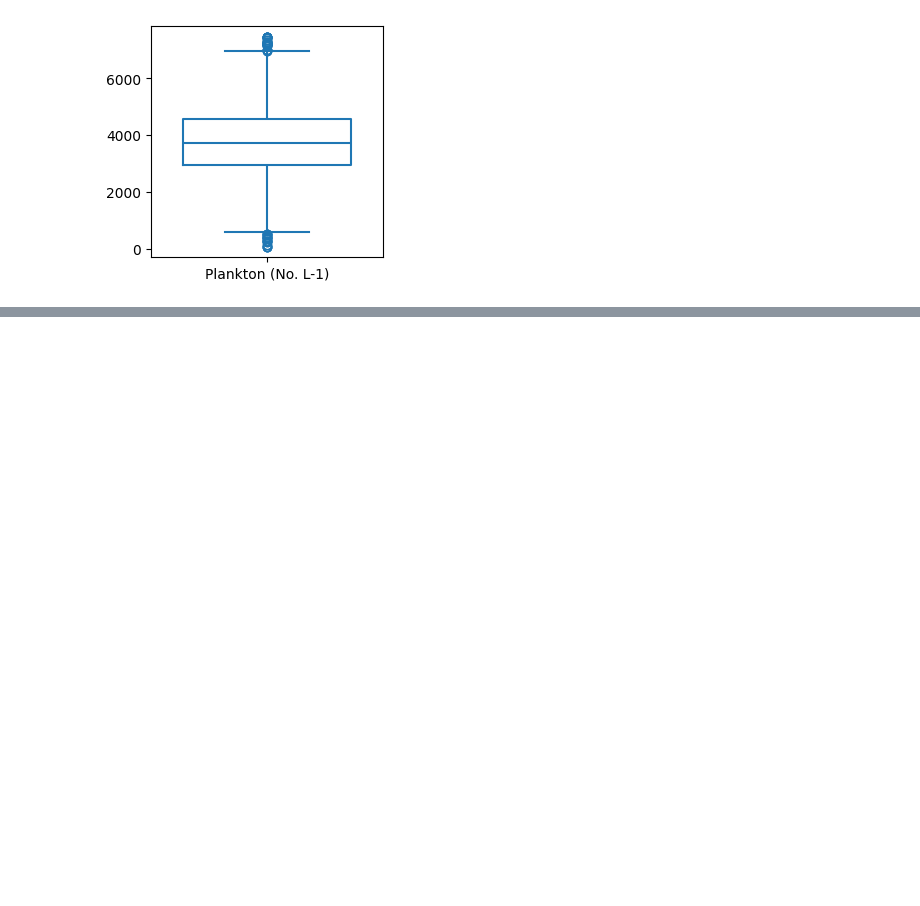
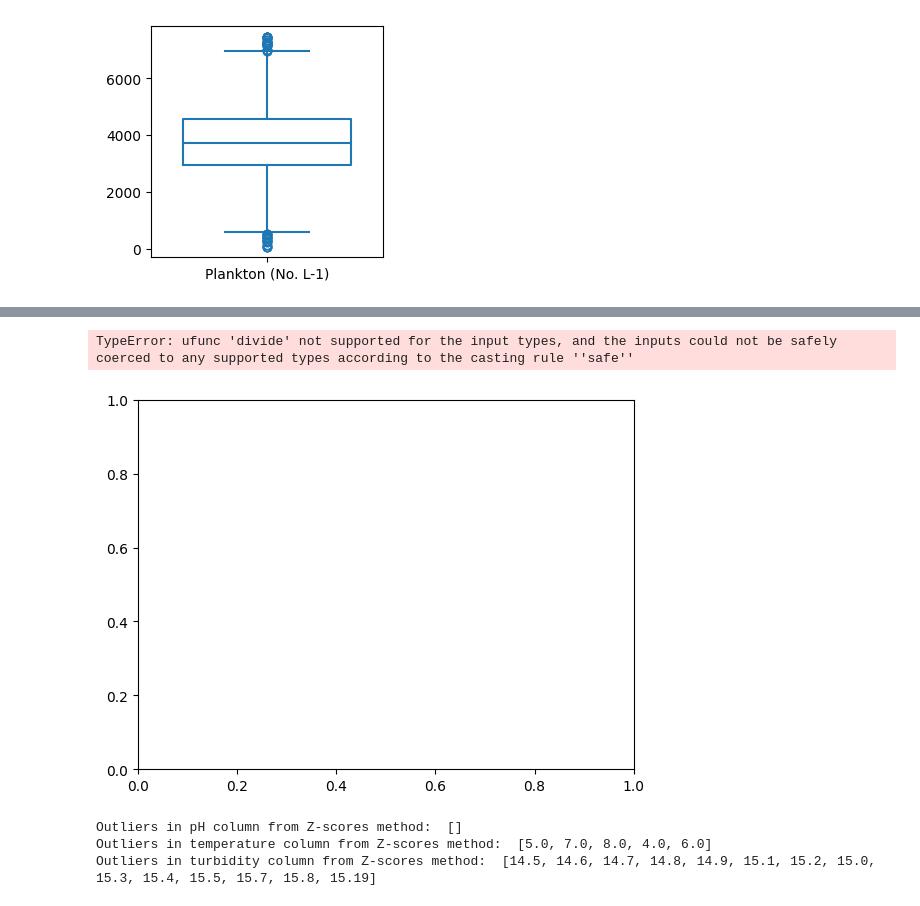
Before and after one commit to vvrgit/Aquaculture, a Jupyter notebook: Aquaculture_Data_Preprocessing_Fish_Species.ipynb, the cells around one changed output, grey strips where cells are left out. Cells and saved outputs as stored; diff of their text form; code cells hidden in the pictures; blank space fills up the shorter version.

```diff
--- a/Aquaculture_Data_Preprocessing_Fish_Species.ipynb
+++ b/Aquaculture_Data_Preprocessing_Fish_Species.ipynb
@@ -47,0 +102,8 @@ sns.boxplot(data=data,fill=False, gap=.1)
+# %%
+# Creating plot
+plt.boxplot(df)
+# show plot
+plt.show()
+# %% [output]
+TypeError: ufunc 'divide' not supported for the input types, and the inputs could not be safely coerced to any supported types according to the casting rule ''safe''
+[figure, added]
@@ -47,0 +123,12 @@ sns.boxplot(data=data,fill=False, gap=.1)
+# %%
+import numpy as np
+sample_outliers_pH = detect_outliers_zscore(data1['ph'])
+print("Outliers in pH column from Z-scores method: ", sample_outliers_pH)
+sample_outliers_temp = detect_outliers_zscore(data1['temperature'])
+print("Outliers in temperature column from Z-scores method: ", sample_outliers_temp)
+sample_outliers_turb = detect_outliers_zscore(data1['turbidity'])
+print("Outliers in turbidity column from Z-scores method: ", sample_outliers_turb)
+# %% [output]
+Outliers in pH column from Z-scores method:  []
+Outliers in temperature column from Z-scores method:  [5.0, 7.0, 8.0, 4.0, 6.0]
+Outliers in turbidity column from Z-scores method:  [14.5, 14.6, 14.7, 14.8, 14.9, 15.1, 15.2, 15.0, 15.3, 15.4, 15.5, 15.7, 15.8, 15.19]
```
Also changed, not shown: parts of 18 cells of this notebook.
